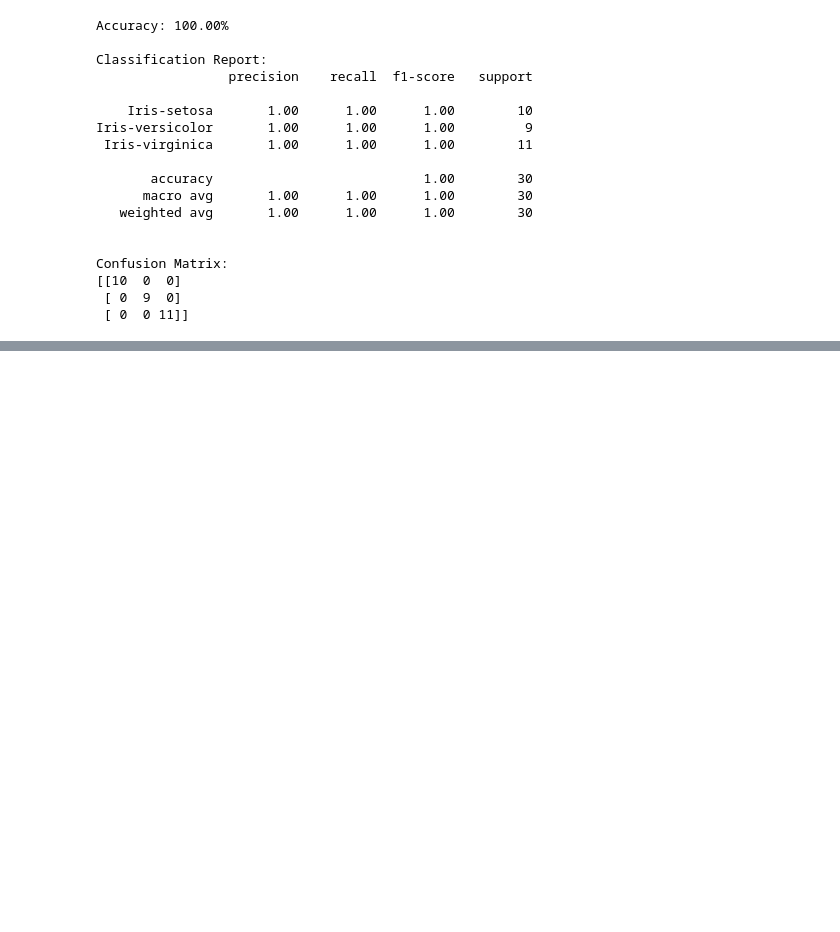
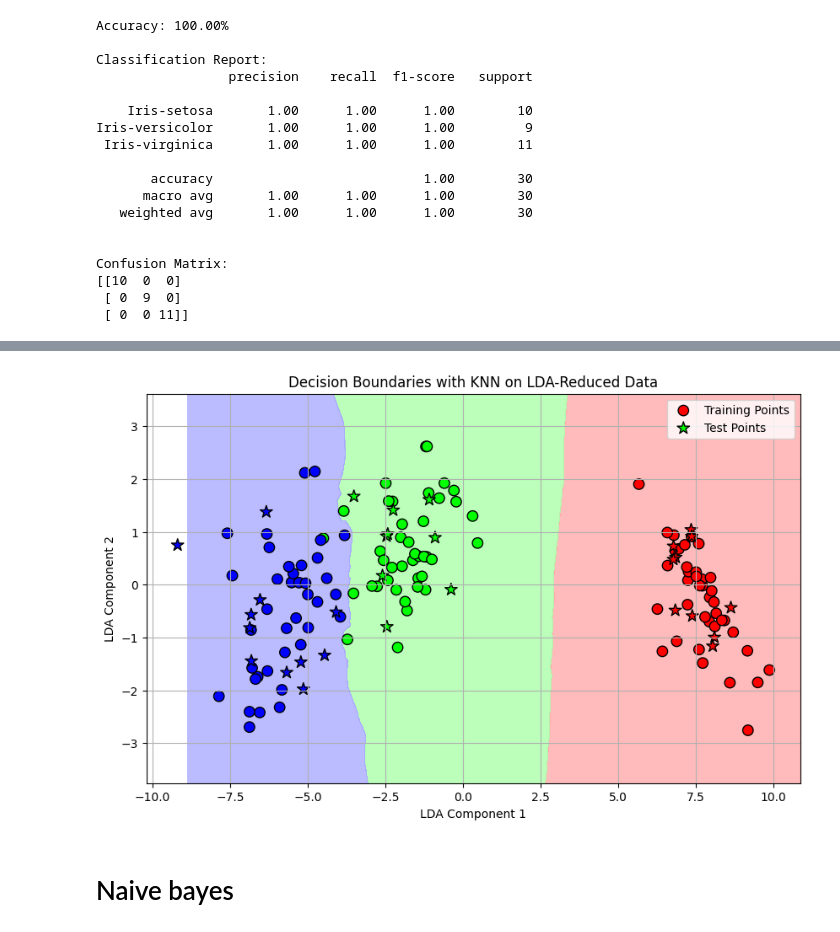
Before and after one commit to maxim-mat/DS-training, a Jupyter notebook: פרק 3 - סיווג/classification_practical_training.ipynb, the cells around one changed output, grey strips where cells are left out. Cells and saved outputs as stored; diff of their text form; code cells hidden in the pictures; blank space fills up the shorter version.

```diff
--- a/פרק 3 - סיווג/classification_practical_training.ipynb
+++ b/פרק 3 - סיווג/classification_practical_training.ipynb
@@ -61,5 +61,3 @@ unique        1
 top       False
 freq          5
 dtype: object
-# %%
-data.dropna(inplace=True)
@@ -153,0 +141,17 @@ Confusion Matrix:
+# %%
+from sklearn.neighbors import KNeighborsClassifier
+from sklearn.metrics import accuracy_score, classification_report, confusion_matrix
+
+knn = KNeighborsClassifier(n_neighbors=10, weights="distance")
+knn.fit(X_train_lda, y_train)
+
+knn_pred = knn.predict(X_test_lda)
+
+accuracy = accuracy_score(y_test, knn_pred)
+print(f"Accuracy: {accuracy * 100:.2f}%")
+
+print("\nClassification Report:")
+print(classification_report(y_test, knn_pred, target_names=target_names))
+
+print("\nConfusion Matrix:")
+print(confusion_matrix(y_test, knn_pred))
@@ -153,0 +177,31 @@ Confusion Matrix:
+# %%
+import numpy as np
+import matplotlib.pyplot as plt
+from matplotlib.colors import ListedColormap
+
+x_min, x_max = X_train_lda[:, 0].min() - 1, X_train_lda[:, 0].max() + 1
+y_min, y_max = X_train_lda[:, 1].min() - 1, X_train_lda[:, 1].max() + 1
+xx, yy = np.meshgrid(np.arange(x_min, x_max, 0.01),
+                     np.arange(y_min, y_max, 0.01))
+
+Z = knn.predict(np.c_[xx.ravel(), yy.ravel()])
+Z = Z.reshape(xx.shape)
+
+plt.figure(figsize=(10, 6))
+cmap_background = ListedColormap(['#FFAAAA', '#AAFFAA', '#AAAAFF'])
+cmap_points = ListedColormap(['#FF0000', '#00FF00', '#0000FF'])
+
+plt.contourf(xx, yy, Z, alpha=0.8, cmap=cmap_background)
+plt.scatter(X_train_lda[:, 0], X_train_lda[:, 1], c=y_train_lda, cmap=cmap_points, edgecolor='k', s=80, label="Training Points")
+plt.scatter(X_test_lda[:, 0], X_test_lda[:, 1], c=y_test_lda, cmap=cmap_points, edgecolor='k', s=120, marker='*', label="Test Points")
+
+plt.title("Decision Boundaries with KNN on LDA-Reduced Data")
+plt.xlabel("LDA Component 1")
+plt.ylabel("LDA Component 2")
+plt.legend(loc="best")
+plt.grid()
+plt.show()
+# %% [output]
+[figure, added]
+# %% [markdown]
+# Naive bayes
```
Also changed, not shown: parts of 11 cells of this notebook.
